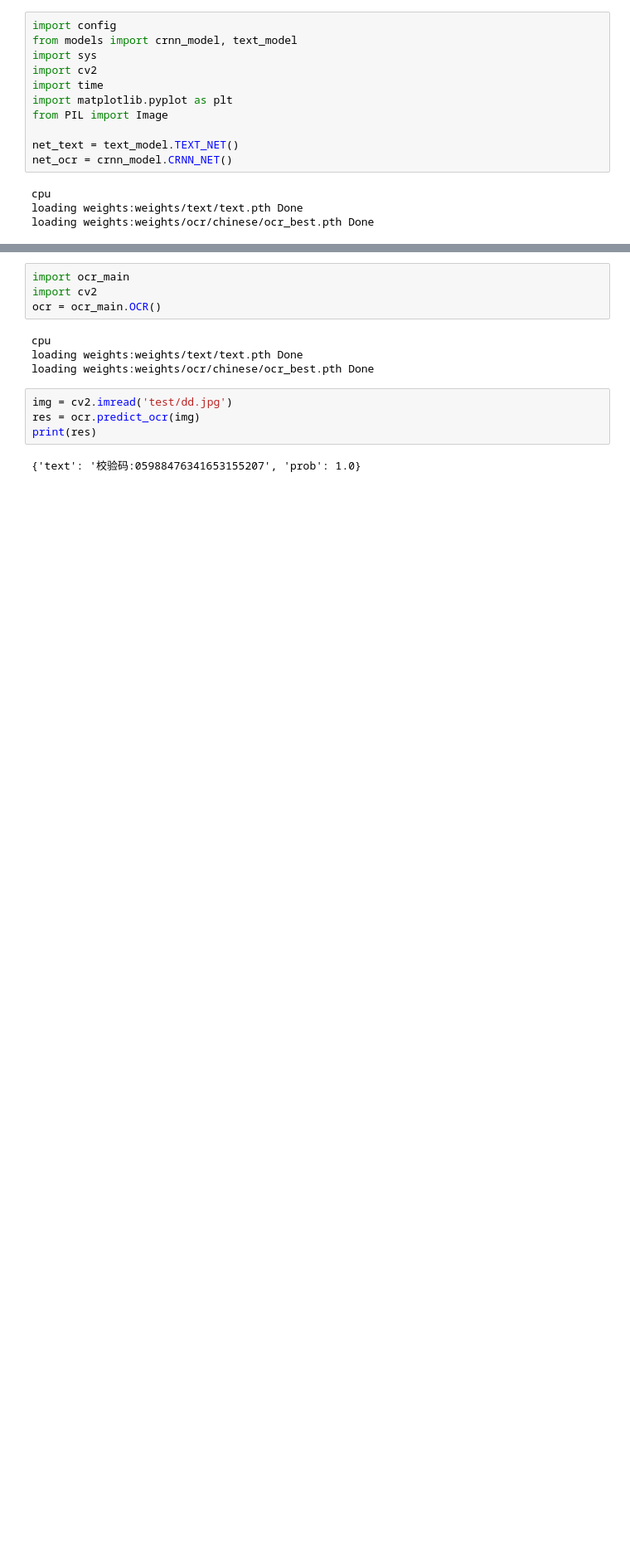
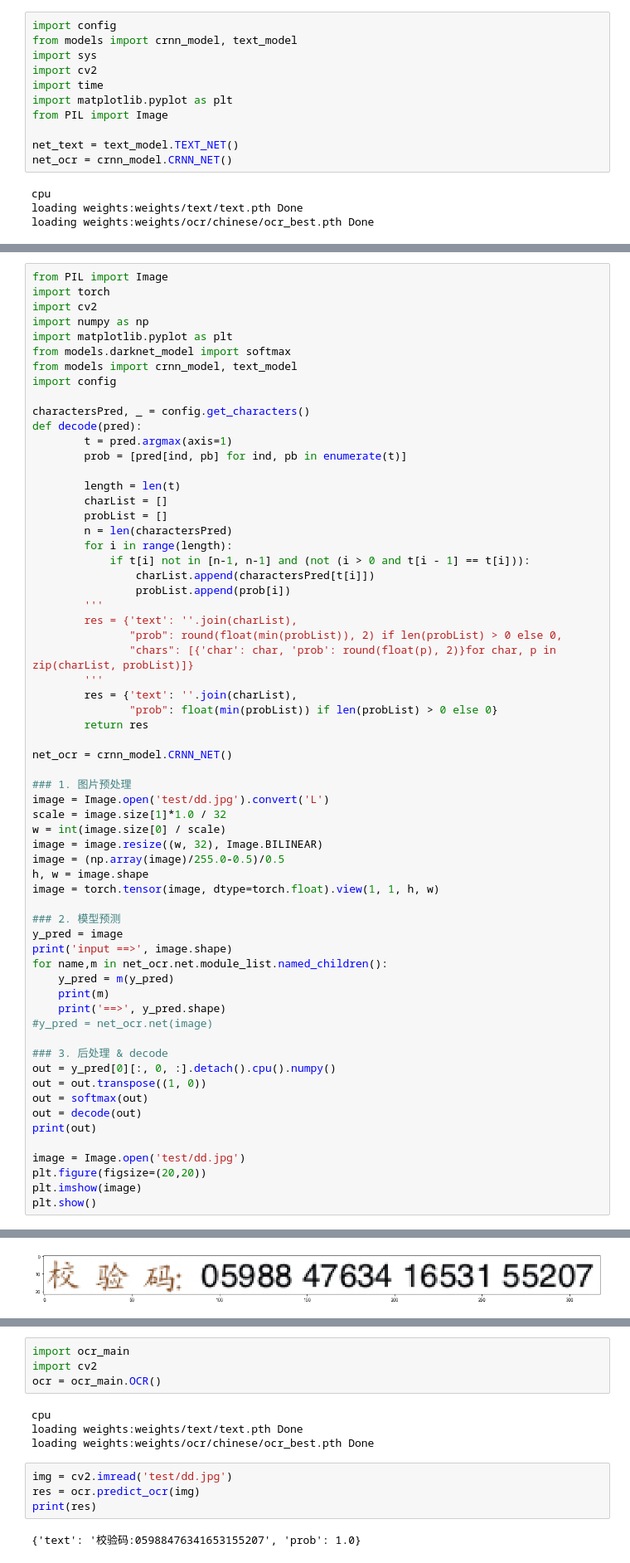
Before and after one commit to zhaobomin/pytorch-ocr, a Jupyter notebook: pytorch-ocr-demo.ipynb, the cells around one changed output, grey strips where cells are left out. Shown at 83% size. Drawn from its saved outputs; the diff is of its cells as text; blank space fills up the shorter version.

```diff
--- a/pytorch-ocr-demo.ipynb
+++ b/pytorch-ocr-demo.ipynb
@@ -17,0 +137,64 @@ loading weights:weights/ocr/chinese/ocr_best.pth Done
+# %%
+from PIL import Image
+import torch
+import cv2
+import numpy as np
+import matplotlib.pyplot as plt
+from models.darknet_model import softmax
+from models import crnn_model, text_model
+import config
+
+charactersPred, _ = config.get_characters()
+def decode(pred):
+        t = pred.argmax(axis=1)
+        prob = [pred[ind, pb] for ind, pb in enumerate(t)]
+
+        length = len(t)
+        charList = []
+        probList = []
+        n = len(charactersPred)
+        for i in range(length):
+            if t[i] not in [n-1, n-1] and (not (i > 0 and t[i - 1] == t[i])):
+                charList.append(charactersPred[t[i]])
+                probList.append(prob[i])
+        '''
+        res = {'text': ''.join(charList),
+               "prob": round(float(min(probList)), 2) if len(probList) > 0 else 0,
+               "chars": [{'char': char, 'prob': round(float(p), 2)}for char, p in zip(charList, probList)]}
+        '''
+        res = {'text': ''.join(charList),
+               "prob": float(min(probList)) if len(probList) > 0 else 0}
+        return res
+
+net_ocr = crnn_model.CRNN_NET()
+
+### 1. 图片预处理
+image = Image.open('test/dd.jpg').convert('L')
+scale = image.size[1]*1.0 / 32
+w = int(image.size[0] / scale)
+image = image.resize((w, 32), Image.BILINEAR)
+image = (np.array(image)/255.0-0.5)/0.5
+h, w = image.shape
+image = torch.tensor(image, dtype=torch.float).view(1, 1, h, w)
+
+### 2. 模型预测
+y_pred = image
+print('input ==>', image.shape)
+for name,m in net_ocr.net.module_list.named_children():
+    y_pred = m(y_pred)
+    print(m)
+    print('==>', y_pred.shape)
+#y_pred = net_ocr.net(image)
+
+### 3. 后处理 & decode
+out = y_pred[0][:, 0, :].detach().cpu().numpy()
+out = out.transpose((1, 0))
+out = softmax(out)
+out = decode(out)
+print(out)
+
+image = Image.open('test/dd.jpg')
+plt.figure(figsize=(20,20))
+plt.imshow(image)
+plt.show()
+# %% [output]
@@ -17,0 +218 @@ loading weights:weights/ocr/chinese/ocr_best.pth Done
+[figure, added]
```
Also changed, not shown: parts of 11 cells of this notebook, 19 other files.
